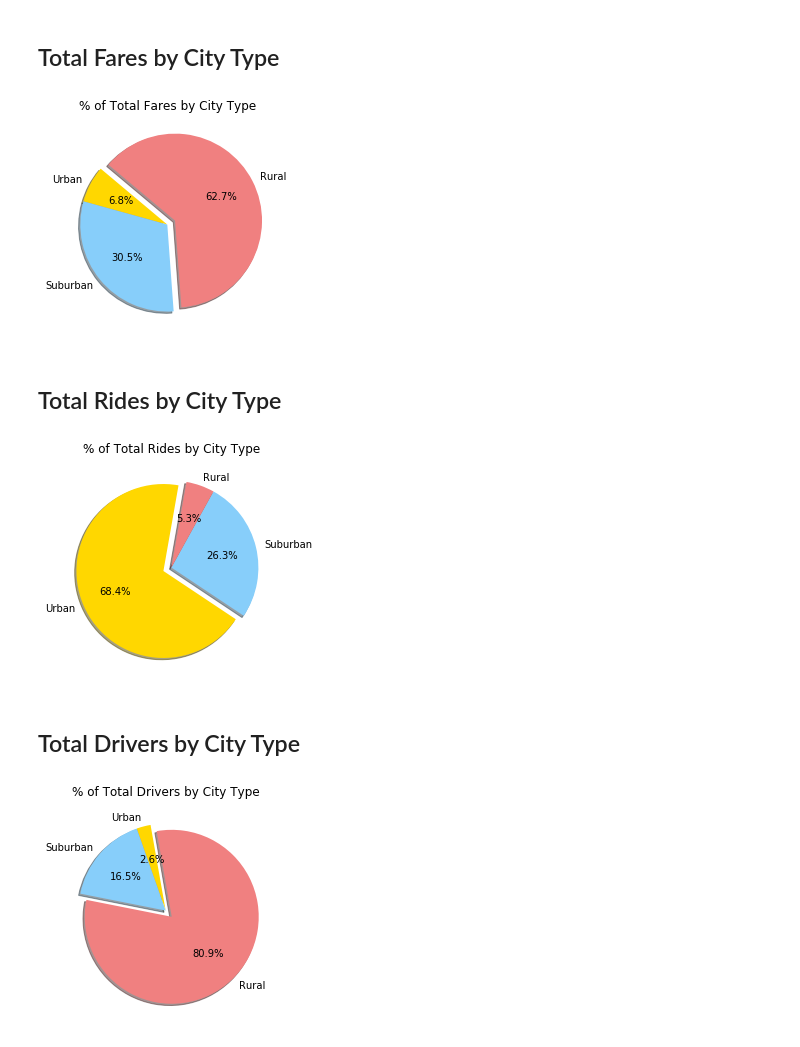
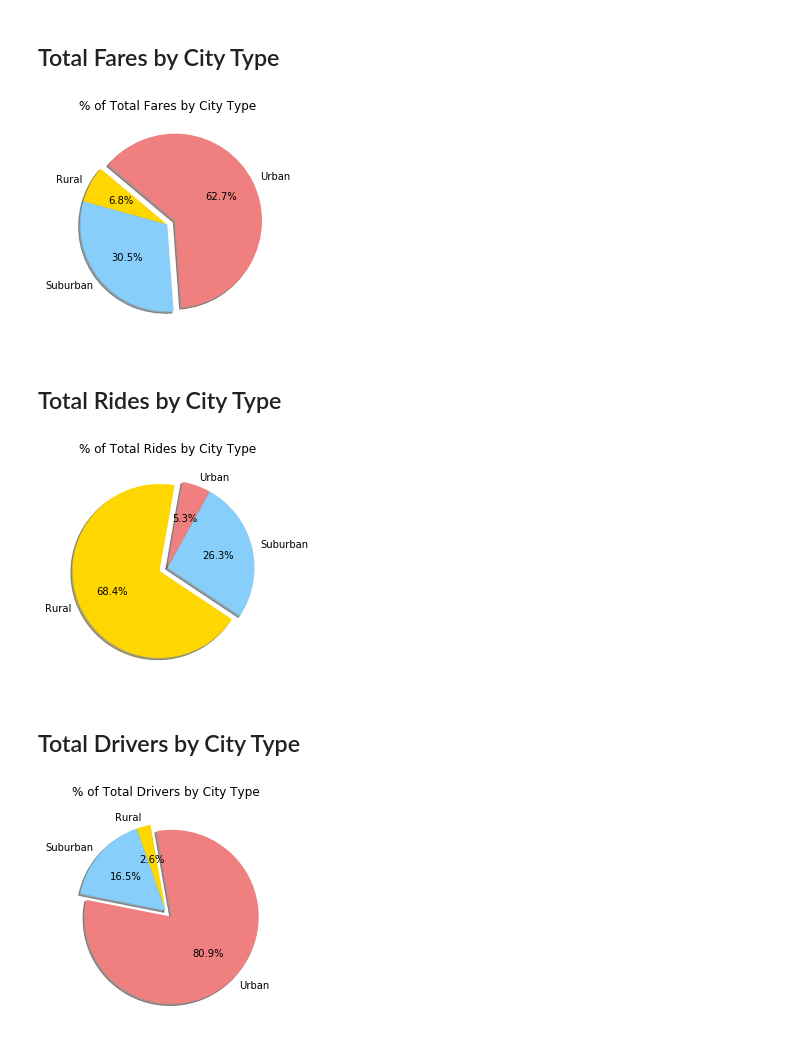
Before and after one commit to zamorske/Homework_5_lab, a Jupyter notebook: Homework_5_LEZ.ipynb, the cells around one changed output. Drawn from its saved outputs; the diff is of its cells as text; code cells hidden in the pictures.

```diff
--- a/Homework_5_LEZ.ipynb
+++ b/Homework_5_LEZ.ipynb
@@ -5,6 +5,7 @@ import matplotlib.pyplot as plt
 import pandas as pd
 import numpy as np
 colors = ["Gold", "lightskyblue", "lightcoral"]
+labels = ["Rural", "Suburban", "Urban"]
 # File to Load (Remember to change these)
 city_data_to_load = "data/city_data.csv"
 ride_data_to_load = "data/ride_data.csv"
@@ -20,7 +21,7 @@ ride_data = pd.read_csv("data/ride_data.csv")
 # Combine the data into a single dataset
 #combined_unemployed_data = pd.merge(unemployed_data_one, unemployed_data_two, on="Country Name")
 #combined_unemployed_data.head()
-combined_city_ride_data = pd.merge(ride_data, city_data, on="city")
+combined_city_ride_data = pd.merge(ride_data, city_data, on="city", how="left")
 
 # Display the data table for preview
 combined_city_ride_data.head()
@@ -145,32 +117,14 @@ plt.show()
 # %%
-# Calculate Type Percents
-#combined_city_ride_data.head()
-
-# Count how many fares by type
-# total_fares = combined_city_ride_data["fare"].sum()
-# print(total_fares)
-uniq_types = combined_city_ride_data["type"].unique()
-# print(uniq_types)
-# type_counts = combined_city_ride_data["type"].value_counts()
-# print(type_counts.head())
-
-type_groups = combined_city_ride_data.groupby('type')
-#type_groups.head()
-sum_it_up = type_groups.sum()
-del sum_it_up['ride_id']
-del sum_it_up['driver_count']
-# sum_it_up.head(12)
-
-##############
-
+# Show Figure
 explode = (0, 0, 0.1)
 # # Tell matplotlib to create a pie chart based upon the above date
 plt.title('% of Total Fares by City Type')
-plt.pie(sum_it_up, explode=explode, labels=uniq_types, colors=colors,
+plt.pie(sum_it_up, explode=explode, labels=labels, colors=colors,
                        autopct='%1.1f%%', shadow=True, startangle=140)
 
 # # Create axes which are equal so we have a perfect circle
 plt.show()#("equal")
 #plt.axis("equal")
+#plt.show()
 # %% [output]
-[figure, old version]
+[figure, new version]
@@ -182,36 +133,36 @@ plt.show()#("equal")
 # %%
 #combined_city_ride_data.head()
 
 # Count how many fares by type
-uniq_types = combined_city_ride_data["type"].unique()
+# uniq_types = combined_city_ride_data["type"].unique()
 # print(uniq_types)
 
 type_counts = combined_city_ride_data["type"].value_counts()
 # print(type_counts.head())
 
 #type_loc = list(type_counts.type)
 #print(list(combined_city_ride_data.columns.values))
 #print(list(type_counts.head()))
 
 #print(type_loc)
 #total_type_count = combined_city_ride_data["type"].count()
 #total_type_count.head()
 #print(total_type_count)
 
 ##############
 
 explode = (0.1, 0, 0)
 # Tell matplotlib to create a pie chart based upon the above data
 plt.title('% of Total Rides by City Type')
-ride_by = plt.pie(type_counts, explode=explode, labels=uniq_types, colors=colors,
+ride_by = plt.pie(type_counts, explode=explode, labels=labels, colors=colors,
         autopct='%1.1f%%',
         shadow=True,
         startangle=80)#, name='series')#, title=("Percent of total rides by city type"))
 #ride_by.set_ylabel("Trip Duration")
 # Create axes which are equal so we have a perfect circle
 plt.show()#("equal")
 # %% [output]
-[figure, old version]
+[figure, new version]
 # %%
 # Show Figure
 plt.show()
@@ -236,13 +187,13 @@ explode = (0, 0, 0.1)
 # Tell matplotlib to create a pie chart based upon the above data
 # tot_drivers =
 plt.title('% of Total Drivers by City Type')
-plt.pie(count_makers, explode=explode, labels=uniq_types, colors=colors, autopct='%1.1f%%', shadow=True, startangle=100)
+plt.pie(count_makers, explode=explode, labels=labels, colors=colors, autopct='%1.1f%%', shadow=True, startangle=100)
 #, name='series')#, title=("Percent of total rides by city type"))
 #ride_by.set_ylabel("Trip Duration")
 # Create axes which are equal so we have a perfect circle
 plt.show()#("equal")
 # %% [output]
-[figure, old version]
+[figure, new version]
 # %%
 # Show Figure
 plt.show()
```
Also changed, not shown: parts of 6 cells of this notebook.
